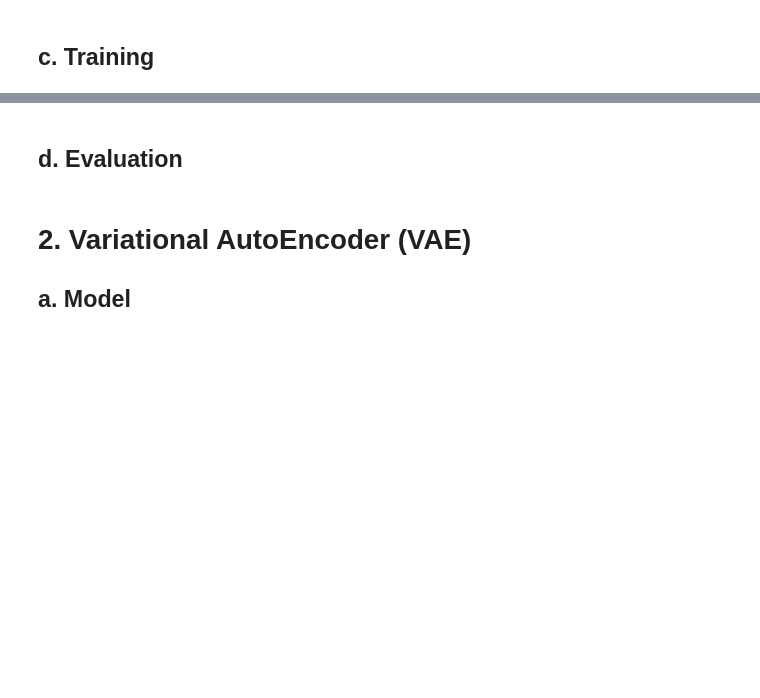
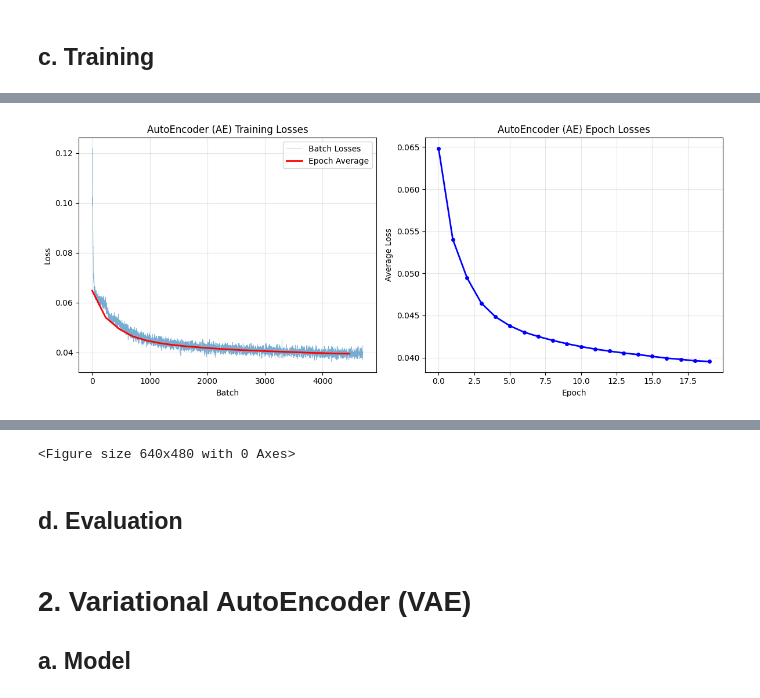
Before and after one commit to AishwaryaKalloli/MIT6x978-homework, a Jupyter notebook: pset1.ipynb, the cells around one changed output, grey strips where cells are left out. Drawn from its saved outputs; the diff is of its cells as text; code cells hidden in the pictures; blank space fills up the shorter version.

```diff
--- a/pset1.ipynb
+++ b/pset1.ipynb
@@ -172,17 +179,8 @@ with torch.no_grad():
 # %%
-def loss_AE(model, x):
-    reconstructed = model(x)['imgs']
-    return mse(reconstructed, x)
-
-image_shape = MNIST_dataset[0][0].shape
-input_dim = torch.prod(torch.tensor(image_shape)).item()
-print("input_dim: ", input_dim)
-
-hidden_dims = [128, 32, 16, 2]
-
-ae = AE(input_dim, hidden_dims).to(device)
-print(ae)
-
-optimizer_ae = torch.optim.Adam(ae.parameters(),
+def get_model(input_dim, hidden_dims, lr=1e-3, weight_decay=1e-8):
+    ae = AE(input_dim, hidden_dims).to(device)
+    print(ae)
+    # using Adam optimiser
+    return torch.optim.Adam(ae.parameters(),
                                 lr = 1e-3,
                                 weight_decay = 1e-8)
@@ -197,0 +438,9 @@ log_ae = train(MNIST_loader, ae, loss_AE, optimizer_ae, epochs)
+# %%
+# Example usage:
+# After training your AE model, you can use:
+
+epoch_losses_ae = plot_training_losses(log_ae, epochs=20, model_name="AutoEncoder (AE)")
+print(f"Final epoch loss: {epoch_losses_ae[-1]:.4f}")
+print(f"Best epoch loss: {min(epoch_losses_ae):.4f} at epoch {np.argmin(epoch_losses_ae) + 1} of total {len(epoch_losses_ae)} epochs")
+# %% [output]
+[figure, added]
@@ -198,3 +450,4 @@ log_ae = train(MNIST_loader, ae, loss_AE, optimizer_ae, epochs)
+<Figure size 640x480 with 0 Axes>
 # %% [markdown]
 ## d. Evaluation
 # %%
```
Also changed, not shown: parts of 8 cells of this notebook.
